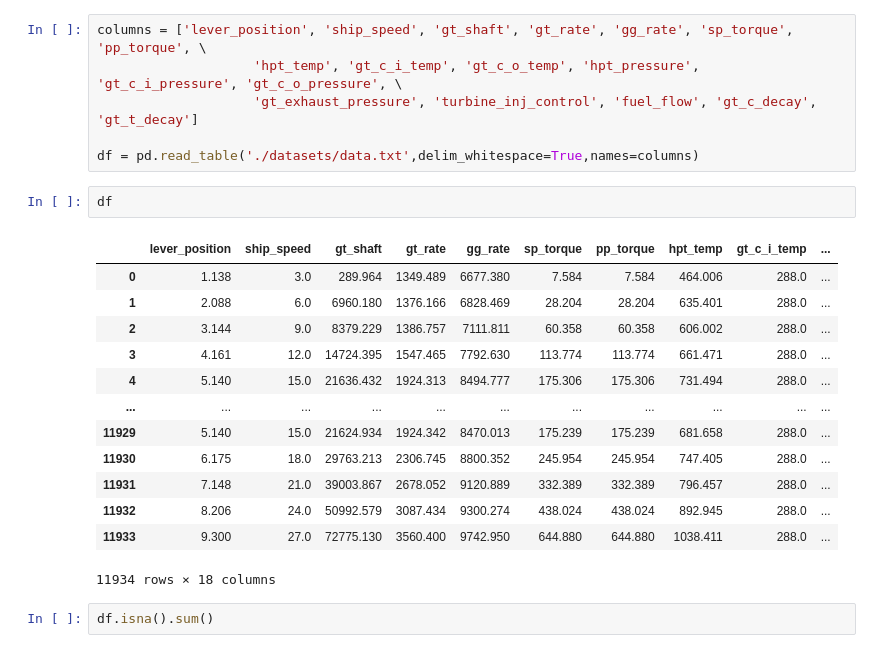
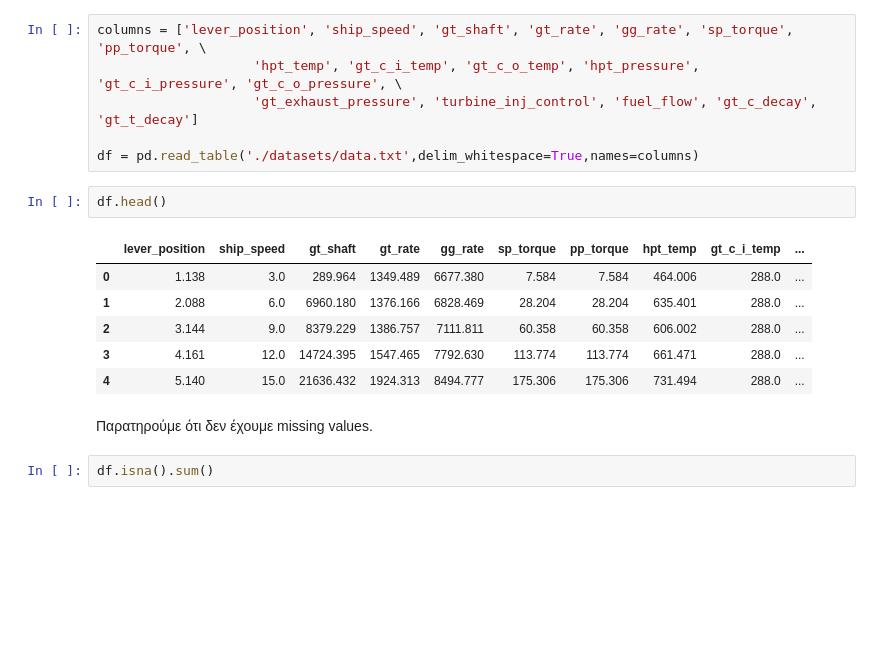
Before and after one commit to maniatisni/DSML-Machine-Learning-Project, a Jupyter notebook: 1st Part (Dataset B).ipynb, the cells around one changed output. Drawn from its saved outputs; the diff is of its cells as text; blank space fills up the shorter version.

```diff
--- a/1st Part (Dataset B).ipynb
+++ b/1st Part (Dataset B).ipynb
@@ -62,21 +63,16 @@ columns = ['lever_position', 'ship_speed', 'gt_shaft', 'gt_rate', 'gg_rate', 'sp
 
 df = pd.read_table('./datasets/data.txt',delim_whitespace=True,names=columns)
 # %%
-df
+df.head()
 # %% [output]
 |  | lever_position | ship_speed | gt_shaft | gt_rate | gg_rate | sp_torque | pp_torque | hpt_temp | gt_c_i_temp | ... |
 | 0 | 1.138 | 3.0 | 289.964 | 1349.489 | 6677.380 | 7.584 | 7.584 | 464.006 | 288.0 | ... |
 | 1 | 2.088 | 6.0 | 6960.180 | 1376.166 | 6828.469 | 28.204 | 28.204 | 635.401 | 288.0 | ... |
 | 2 | 3.144 | 9.0 | 8379.229 | 1386.757 | 7111.811 | 60.358 | 60.358 | 606.002 | 288.0 | ... |
 | 3 | 4.161 | 12.0 | 14724.395 | 1547.465 | 7792.630 | 113.774 | 113.774 | 661.471 | 288.0 | ... |
 | 4 | 5.140 | 15.0 | 21636.432 | 1924.313 | 8494.777 | 175.306 | 175.306 | 731.494 | 288.0 | ... |
-| ... | ... | ... | ... | ... | ... | ... | ... | ... | ... | ... |
-| 11929 | 5.140 | 15.0 | 21624.934 | 1924.342 | 8470.013 | 175.239 | 175.239 | 681.658 | 288.0 | ... |
-| 11930 | 6.175 | 18.0 | 29763.213 | 2306.745 | 8800.352 | 245.954 | 245.954 | 747.405 | 288.0 | ... |
-| 11931 | 7.148 | 21.0 | 39003.867 | 2678.052 | 9120.889 | 332.389 | 332.389 | 796.457 | 288.0 | ... |
-| 11932 | 8.206 | 24.0 | 50992.579 | 3087.434 | 9300.274 | 438.024 | 438.024 | 892.945 | 288.0 | ... |
-| 11933 | 9.300 | 27.0 | 72775.130 | 3560.400 | 9742.950 | 644.880 | 644.880 | 1038.411 | 288.0 | ... |
-11934 rows × 18 columns
+# %% [markdown]
+Παρατηρούμε ότι δεν έχουμε missing values.
 # %%
 df.isna().sum()
 # %% [output]
```
Also changed, not shown: parts of 74 cells of this notebook, 1 other file.
